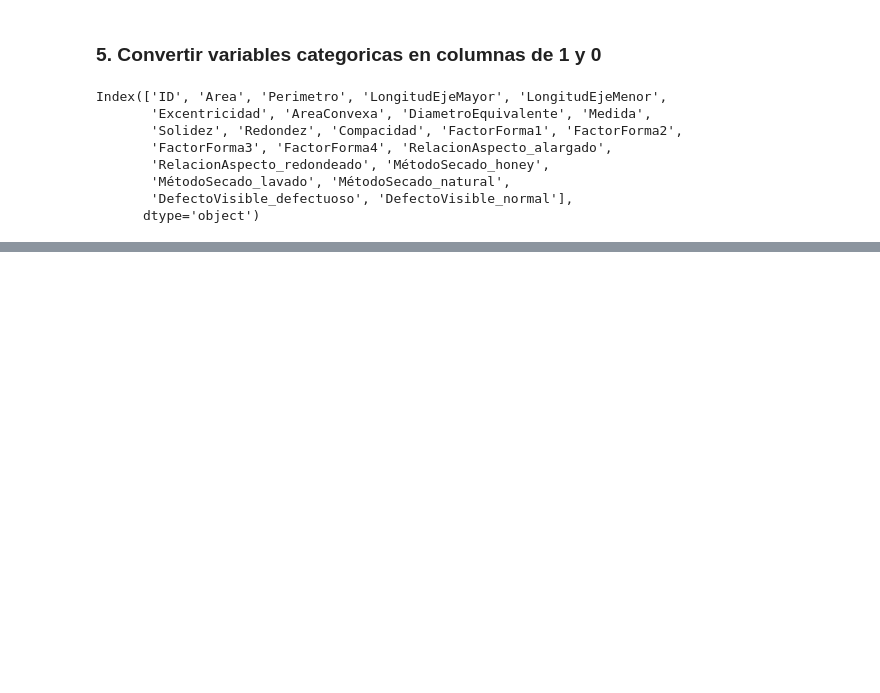
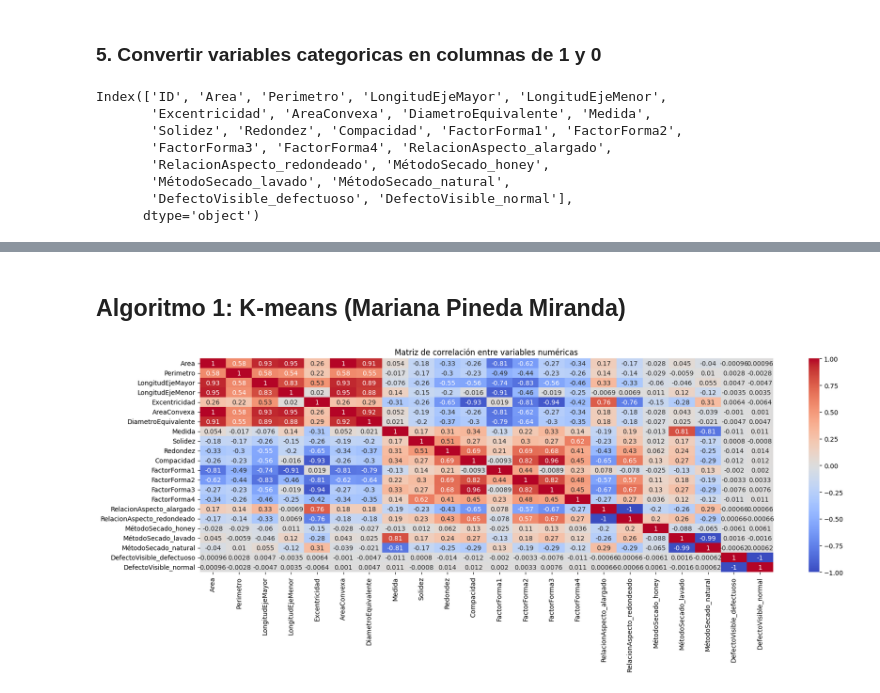
Before and after one commit to Business-Inteligence-202520/Laboratorio2, a Jupyter notebook: Laboratorio2.ipynb, the cells around one changed output, grey strips where cells are left out. Drawn from its saved outputs; the diff is of its cells as text; code cells hidden in the pictures; blank space fills up the shorter version.

Commit message:
DBSCAN y K-means

```diff
--- a/Laboratorio2.ipynb
+++ b/Laboratorio2.ipynb
@@ -134,8 +139,8 @@ MétodoSecado            587
 dtype: int64
 # %% [markdown]
 #### Si el DefectoVisible no es normal, es defectuoso
-# %%
-dataTrain['DefectoVisible'] = dataTrain['DefectoVisible'].fillna('defectuoso')
+# %%
+dataTrain['DefectoVisible'] = dataTrain['DefectoVisible'].fillna("Defectuoso")
 # %% [markdown]
 #### Los otros son atributos unicos de cada grano por lo que no es posible promediarlos
 # %%
@@ -313,7 +318,7 @@ dataTrain.describe()
 # %% [markdown]
 ### 5. Convertir variables categoricas en columnas de 1 y 0
 # %%
-dataTrain = pd.get_dummies(dataTrain, columns=['RelacionAspecto', 'MétodoSecado', 'DefectoVisible'])
+dataTrain = pd.get_dummies(dataTrain, columns=['RelacionAspecto', 'MétodoSecado', 'DefectoVisible'], dtype = int)
 dataTrain.columns
 # %% [output]
 Index(['ID', 'Area', 'Perimetro', 'LongitudEjeMayor', 'LongitudEjeMenor',
@@ -326,0 +341,12 @@ Index(['ID', 'Area', 'Perimetro', 'LongitudEjeMayor', 'LongitudEjeMenor',
+# %% [markdown]
+## Algoritmo 1: K-means (Mariana Pineda Miranda)
+# %%
+num_cols = dataTrain.select_dtypes(include=[np.number]).columns.tolist()
+
+corr = dataTrain[num_cols].corr()
+plt.figure(figsize=(20,6))
+sns.heatmap(corr, annot=True, cmap='coolwarm')
+plt.title('Matriz de correlación entre variables numéricas')
+plt.show()
+# %% [output]
+[figure, added]
```
Also changed, not shown: parts of 22 cells of this notebook, 1 other file.
